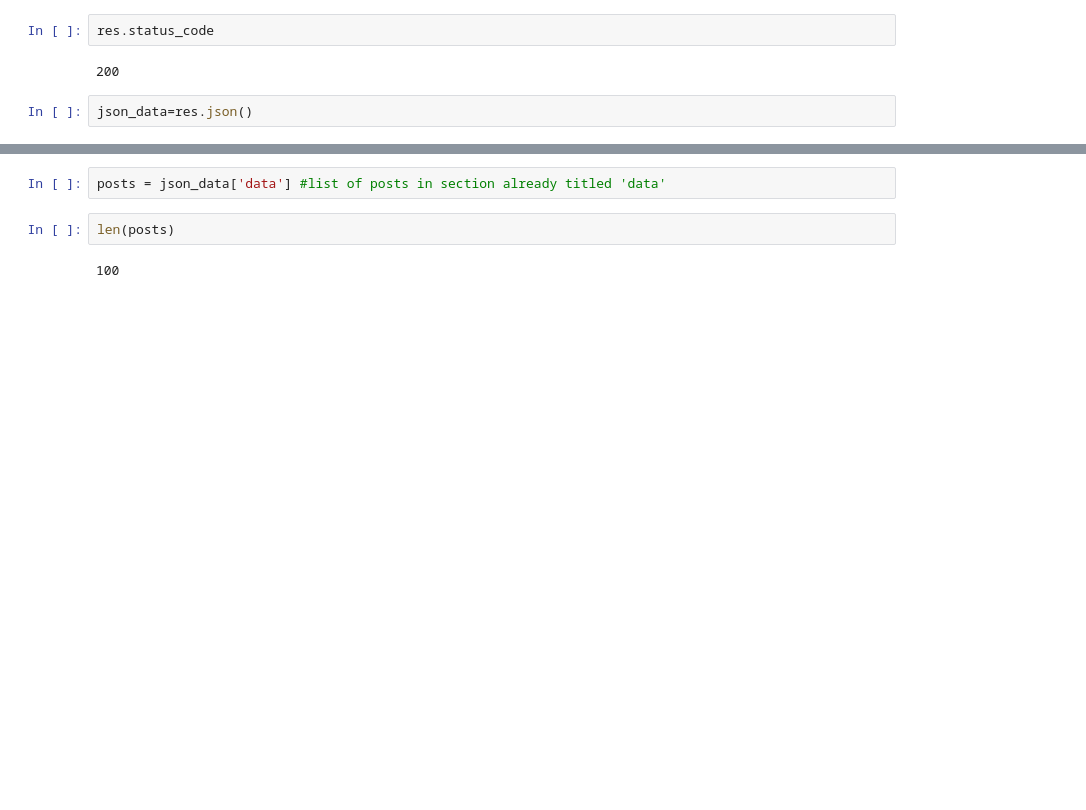
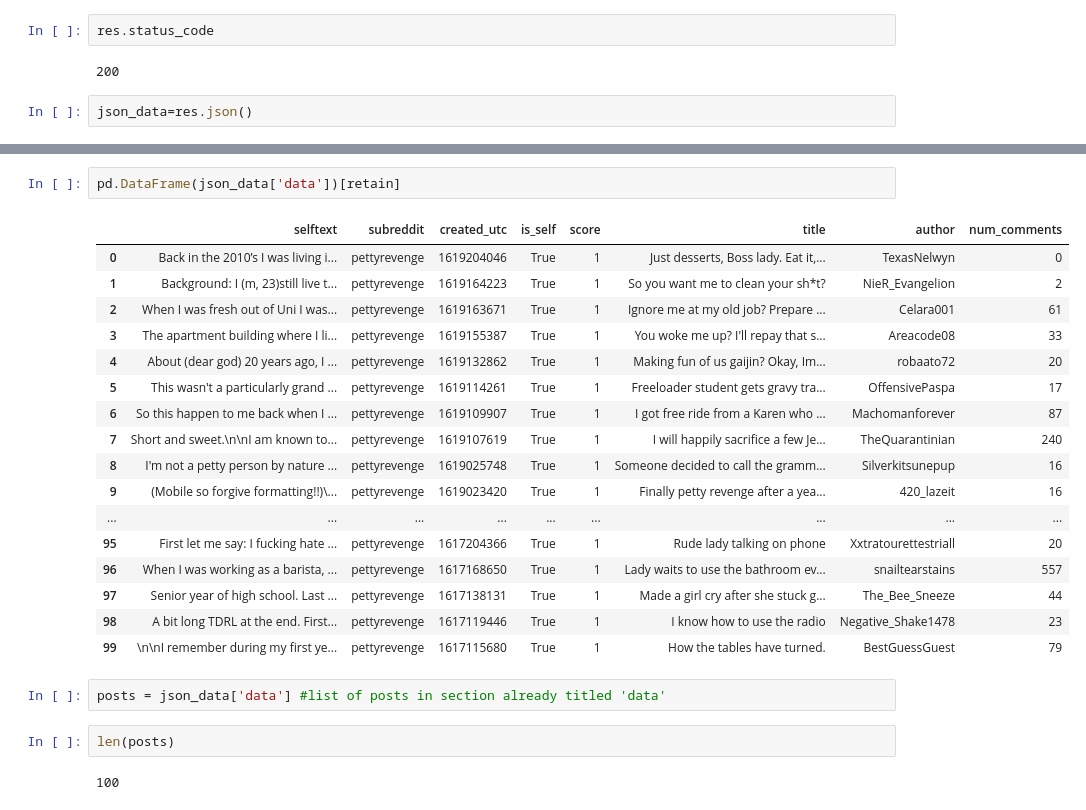
Before and after one commit to welcometohelen/NLP_classifier, a Jupyter notebook: pushshift_draft.ipynb, the cells around one changed output, grey strips where cells are left out. Drawn from its saved outputs; the diff is of its cells as text; blank space fills up the shorter version.

```diff
--- a/pushshift_draft.ipynb
+++ b/pushshift_draft.ipynb
@@ -30,3 +79,23 @@ json_data=res.json()
+# %%
+pd.DataFrame(json_data['data'])[retain]
+# %% [output]
+|  | selftext | subreddit | created_utc | is_self | score | title | author | num_comments |
+| 0 | Back in the 2010’s I was living i... | pettyrevenge | 1619204046 | True | 1 | Just desserts, Boss lady. Eat it,... | TexasNelwyn | 0 |
+| 1 | Background: I (m, 23)still live t... | pettyrevenge | 1619164223 | True | 1 | So you want me to clean your sh*t? | NieR_Evangelion | 2 |
+| 2 | When I was fresh out of Uni I was... | pettyrevenge | 1619163671 | True | 1 | Ignore me at my old job? Prepare ... | Celara001 | 61 |
+| 3 | The apartment building where I li... | pettyrevenge | 1619155387 | True | 1 | You woke me up? I'll repay that s... | Areacode08 | 33 |
+| 4 | About (dear god) 20 years ago, I ... | pettyrevenge | 1619132862 | True | 1 | Making fun of us gaijin? Okay, Im... | robaato72 | 20 |
+| 5 | This wasn't a particularly grand ... | pettyrevenge | 1619114261 | True | 1 | Freeloader student gets gravy tra... | OffensivePaspa | 17 |
+| 6 | So this happen to me back when I ... | pettyrevenge | 1619109907 | True | 1 | I got free ride from a Karen who ... | Machomanforever | 87 |
+| 7 | Short and sweet.\n\nI am known to... | pettyrevenge | 1619107619 | True | 1 | I will happily sacrifice a few Je... | TheQuarantinian | 240 |
+| 8 | I'm not a petty person by nature ... | pettyrevenge | 1619025748 | True | 1 | Someone decided to call the gramm... | Silverkitsunepup | 16 |
+| 9 | (Mobile so forgive formatting!!)\... | pettyrevenge | 1619023420 | True | 1 | Finally petty revenge after a yea... | 420_lazeit | 16 |
+| ... | ... | ... | ... | ... | ... | ... | ... | ... |
+| 95 | First let me say: I fucking hate ... | pettyrevenge | 1617204366 | True | 1 | Rude lady talking on phone | Xxtratourettestriall | 20 |
+| 96 | When I was working as a barista, ... | pettyrevenge | 1617168650 | True | 1 | Lady waits to use the bathroom ev... | snailtearstains | 557 |
+| 97 | Senior year of high school. Last ... | pettyrevenge | 1617138131 | True | 1 | Made a girl cry after she stuck g... | The_Bee_Sneeze | 44 |
+| 98 | A bit long TDRL at the end. First... | pettyrevenge | 1617119446 | True | 1 | I know how to use the radio | Negative_Shake1478 | 23 |
+| 99 | \n\nI remember during my first ye... | pettyrevenge | 1617115680 | True | 1 | How the tables have turned. | BestGuessGuest | 79 |
 # %%
 posts = json_data['data'] #list of posts in section already titled 'data'
 # %%
```
Also changed, not shown: parts of 52 cells of this notebook, 4 other files.
